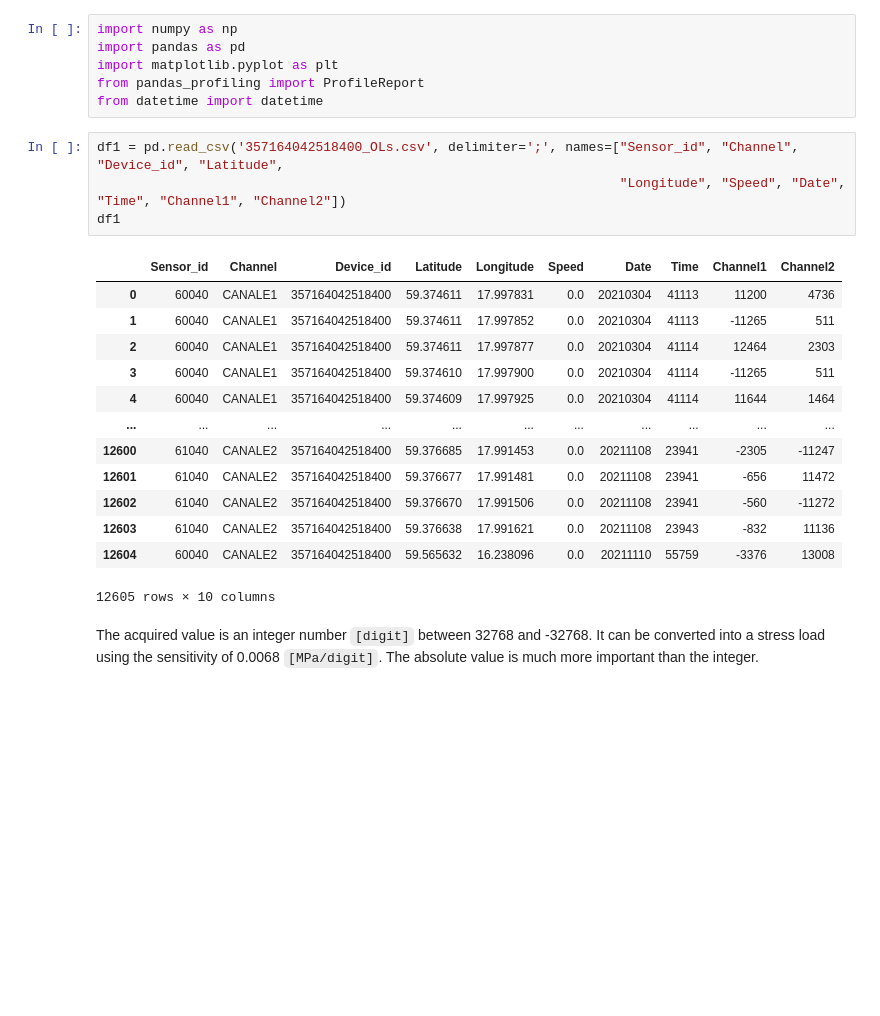
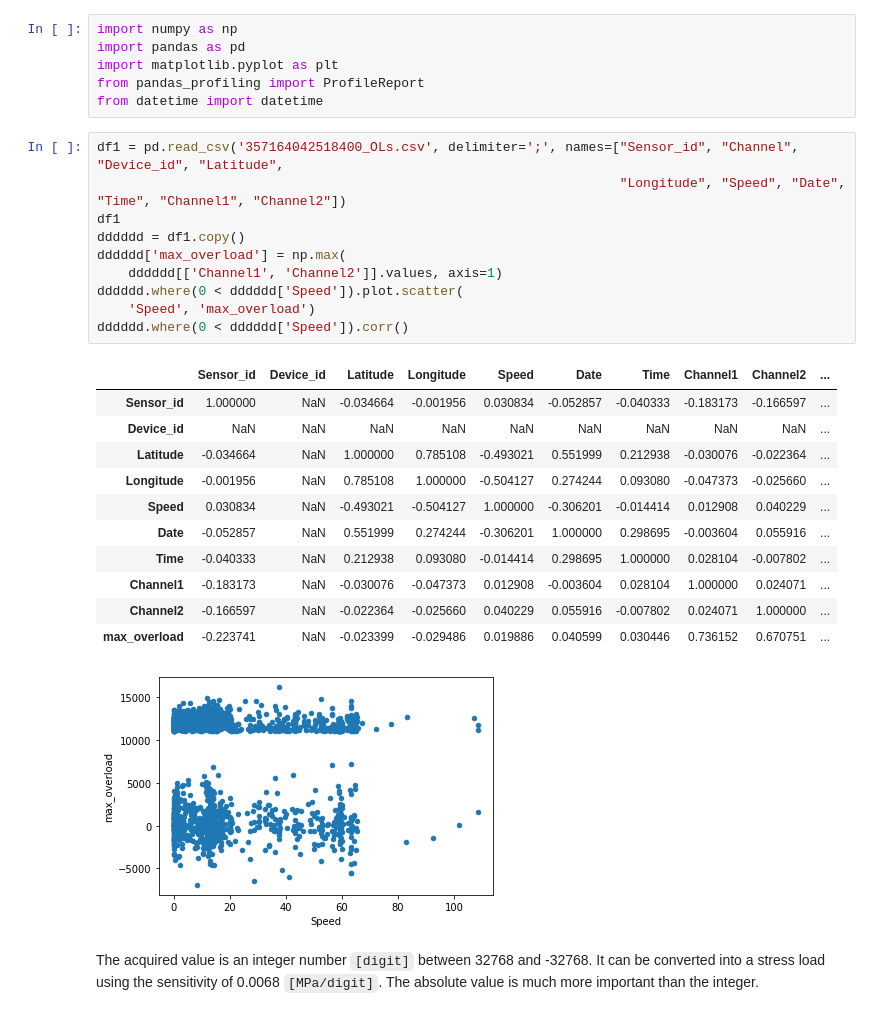
Before and after one commit to OmidSa75/Data_scinece-Smartset-overloads-PoliMI, a Jupyter notebook: main.ipynb, the cells around one changed output. Saved outputs shown, nothing was run; the diff lists cells and outputs as text; blank space fills up the shorter version.

```diff
--- a/main.ipynb
+++ b/main.ipynb
@@ -7,21 +7,26 @@ from datetime import datetime
 # %%
 df1 = pd.read_csv('357164042518400_OLs.csv', delimiter=';', names=["Sensor_id", "Channel", "Device_id", "Latitude",
                                                                    "Longitude", "Speed", "Date", "Time", "Channel1", "Channel2"])
 df1
+dddddd = df1.copy()
+dddddd['max_overload'] = np.max(
+    dddddd[['Channel1', 'Channel2']].values, axis=1)
+dddddd.where(0 < dddddd['Speed']).plot.scatter(
+    'Speed', 'max_overload')
+dddddd.where(0 < dddddd['Speed']).corr()
 # %% [output]
-|  | Sensor_id | Channel | Device_id | Latitude | Longitude | Speed | Date | Time | Channel1 | Channel2 |
-| 0 | 60040 | CANALE1 | 357164042518400 | 59.374611 | 17.997831 | 0.0 | 20210304 | 41113 | 11200 | 4736 |
-| 1 | 60040 | CANALE1 | 357164042518400 | 59.374611 | 17.997852 | 0.0 | 20210304 | 41113 | -11265 | 511 |
-| 2 | 60040 | CANALE1 | 357164042518400 | 59.374611 | 17.997877 | 0.0 | 20210304 | 41114 | 12464 | 2303 |
-| 3 | 60040 | CANALE1 | 357164042518400 | 59.374610 | 17.997900 | 0.0 | 20210304 | 41114 | -11265 | 511 |
-| 4 | 60040 | CANALE1 | 357164042518400 | 59.374609 | 17.997925 | 0.0 | 20210304 | 41114 | 11644 | 1464 |
-| ... | ... | ... | ... | ... | ... | ... | ... | ... | ... | ... |
-| 12600 | 61040 | CANALE2 | 357164042518400 | 59.376685 | 17.991453 | 0.0 | 20211108 | 23941 | -2305 | -11247 |
-| 12601 | 61040 | CANALE2 | 357164042518400 | 59.376677 | 17.991481 | 0.0 | 20211108 | 23941 | -656 | 11472 |
-| 12602 | 61040 | CANALE2 | 357164042518400 | 59.376670 | 17.991506 | 0.0 | 20211108 | 23941 | -560 | -11272 |
-| 12603 | 61040 | CANALE2 | 357164042518400 | 59.376638 | 17.991621 | 0.0 | 20211108 | 23943 | -832 | 11136 |
-| 12604 | 60040 | CANALE2 | 357164042518400 | 59.565632 | 16.238096 | 0.0 | 20211110 | 55759 | -3376 | 13008 |
+|  | Sensor_id | Device_id | Latitude | Longitude | Speed | Date | Time | Channel1 | Channel2 | ... |
+| Sensor_id | 1.000000 | NaN | -0.034664 | -0.001956 | 0.030834 | -0.052857 | -0.040333 | -0.183173 | -0.166597 | ... |
+| Device_id | NaN | NaN | NaN | NaN | NaN | NaN | NaN | NaN | NaN | ... |
+| Latitude | -0.034664 | NaN | 1.000000 | 0.785108 | -0.493021 | 0.551999 | 0.212938 | -0.030076 | -0.022364 | ... |
+| Longitude | -0.001956 | NaN | 0.785108 | 1.000000 | -0.504127 | 0.274244 | 0.093080 | -0.047373 | -0.025660 | ... |
+| Speed | 0.030834 | NaN | -0.493021 | -0.504127 | 1.000000 | -0.306201 | -0.014414 | 0.012908 | 0.040229 | ... |
+| Date | -0.052857 | NaN | 0.551999 | 0.274244 | -0.306201 | 1.000000 | 0.298695 | -0.003604 | 0.055916 | ... |
+| Time | -0.040333 | NaN | 0.212938 | 0.093080 | -0.014414 | 0.298695 | 1.000000 | 0.028104 | -0.007802 | ... |
+| Channel1 | -0.183173 | NaN | -0.030076 | -0.047373 | 0.012908 | -0.003604 | 0.028104 | 1.000000 | 0.024071 | ... |
+| Channel2 | -0.166597 | NaN | -0.022364 | -0.025660 | 0.040229 | 0.055916 | -0.007802 | 0.024071 | 1.000000 | ... |
+| max_overload | -0.223741 | NaN | -0.023399 | -0.029486 | 0.019886 | 0.040599 | 0.030446 | 0.736152 | 0.670751 | ... |
-12605 rows × 10 columns
+[figure, added]
 # %% [markdown]
 The acquired value is an integer number `[digit]` between 32768 and -32768. It can be converted
 into a stress load using the sensitivity of 0.0068 `[MPa/digit]`. The absolute value is much more
```
Also changed, not shown: parts of 10 cells of this notebook.
